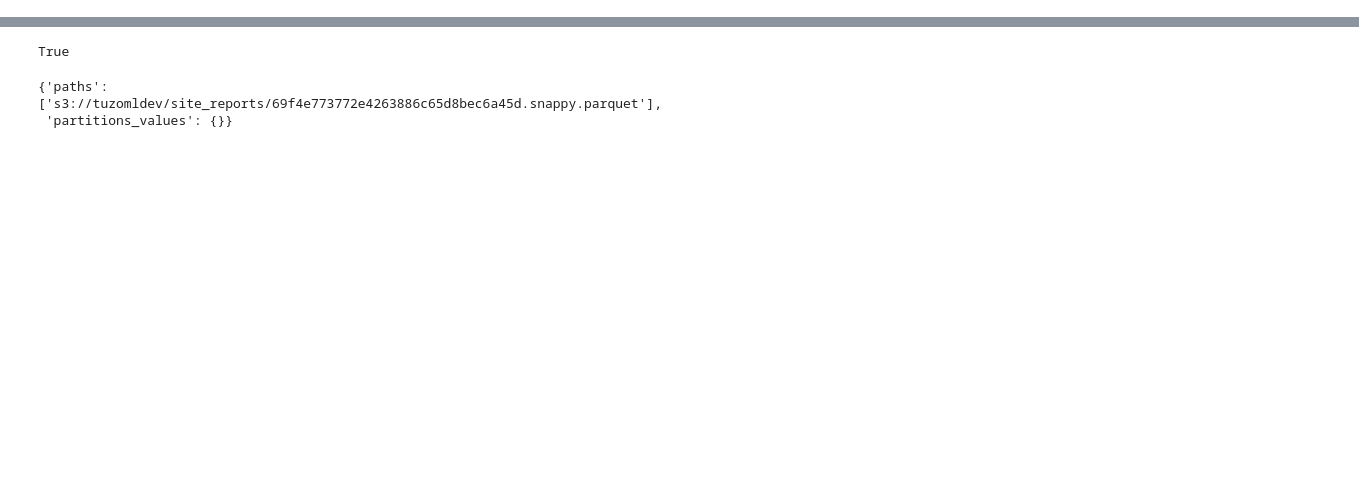
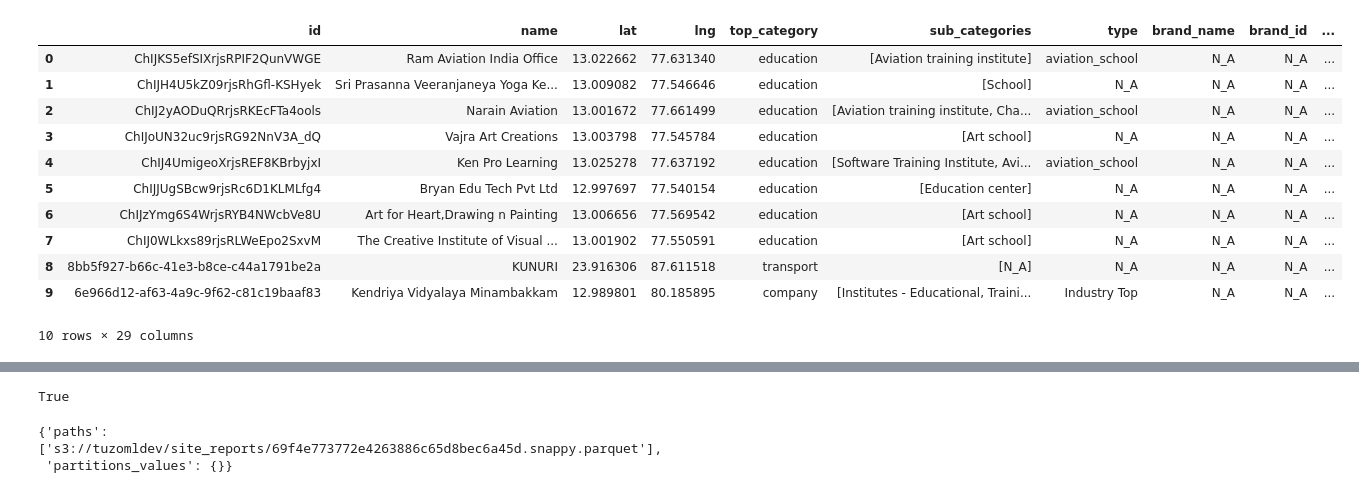
Before and after one commit to Jyotiraditya-kumar/SiteReportsV2, a Jupyter notebook: notebooks/site_report_to_athena.ipynb, the cells around one changed output, grey strips where cells are left out. Cells and saved outputs as stored; diff of their text form; code cells hidden in the pictures; blank space fills up the shorter version.

```diff
--- a/notebooks/site_report_to_athena.ipynb
+++ b/notebooks/site_report_to_athena.ipynb
@@ -0,0 +50,4 @@
+# %%
+query="select * from ind_poi_data_v2_gold limit 10"
+params={'database':'datasets_prep','query':query,"region":'us-east-2'}
+athena_to_s3(session,params)
@@ -0,0 +136,15 @@
+# %%
+dataframe
+# %% [output]
+|  | id | name | lat | lng | top_category | sub_categories | type | brand_name | brand_id | ... |
+| 0 | ChIJKS5efSIXrjsRPIF2QunVWGE | Ram Aviation India Office | 13.022662 | 77.631340 | education | [Aviation training institute] | aviation_school | N_A | N_A | ... |
+| 1 | ChIJH4U5kZ09rjsRhGfl-KSHyek | Sri Prasanna Veeranjaneya Yoga Ke... | 13.009082 | 77.546646 | education | [School] | N_A | N_A | N_A | ... |
+| 2 | ChIJ2yAODuQRrjsRKEcFTa4ools | Narain Aviation | 13.001672 | 77.661499 | education | [Aviation training institute, Cha... | aviation_school | N_A | N_A | ... |
+| 3 | ChIJoUN32uc9rjsRG92NnV3A_dQ | Vajra Art Creations | 13.003798 | 77.545784 | education | [Art school] | N_A | N_A | N_A | ... |
+| 4 | ChIJ4UmigeoXrjsREF8KBrbyjxI | Ken Pro Learning | 13.025278 | 77.637192 | education | [Software Training Institute, Avi... | aviation_school | N_A | N_A | ... |
+| 5 | ChIJJUgSBcw9rjsRc6D1KLMLfg4 | Bryan Edu Tech Pvt Ltd | 12.997697 | 77.540154 | education | [Education center] | N_A | N_A | N_A | ... |
+| 6 | ChIJzYmg6S4WrjsRYB4NWcbVe8U | Art for Heart,Drawing n Painting | 13.006656 | 77.569542 | education | [Art school] | N_A | N_A | N_A | ... |
+| 7 | ChIJ0WLkxs89rjsRLWeEpo2SxvM | The Creative Institute of Visual ... | 13.001902 | 77.550591 | education | [Art school] | N_A | N_A | N_A | ... |
+| 8 | 8bb5f927-b66c-41e3-b8ce-c44a1791be2a | KUNURI | 23.916306 | 87.611518 | transport | [N_A] | N_A | N_A | N_A | ... |
+| 9 | 6e966d12-af63-4a9c-9f62-c81c19baaf83 | Kendriya Vidyalaya Minambakkam | 12.989801 | 80.185895 | company | [Institutes - Educational, Traini... | Industry Top | N_A | N_A | ... |
+10 rows × 29 columns
```
Also changed, not shown: parts of 14 cells of this notebook, 13 other files.
